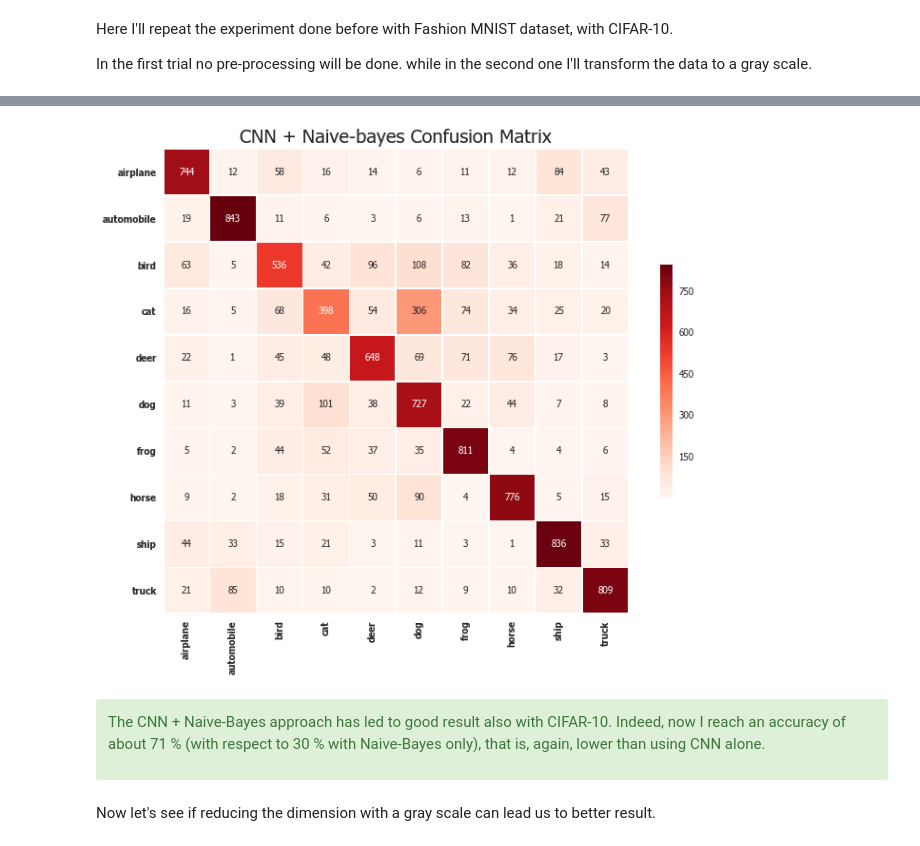
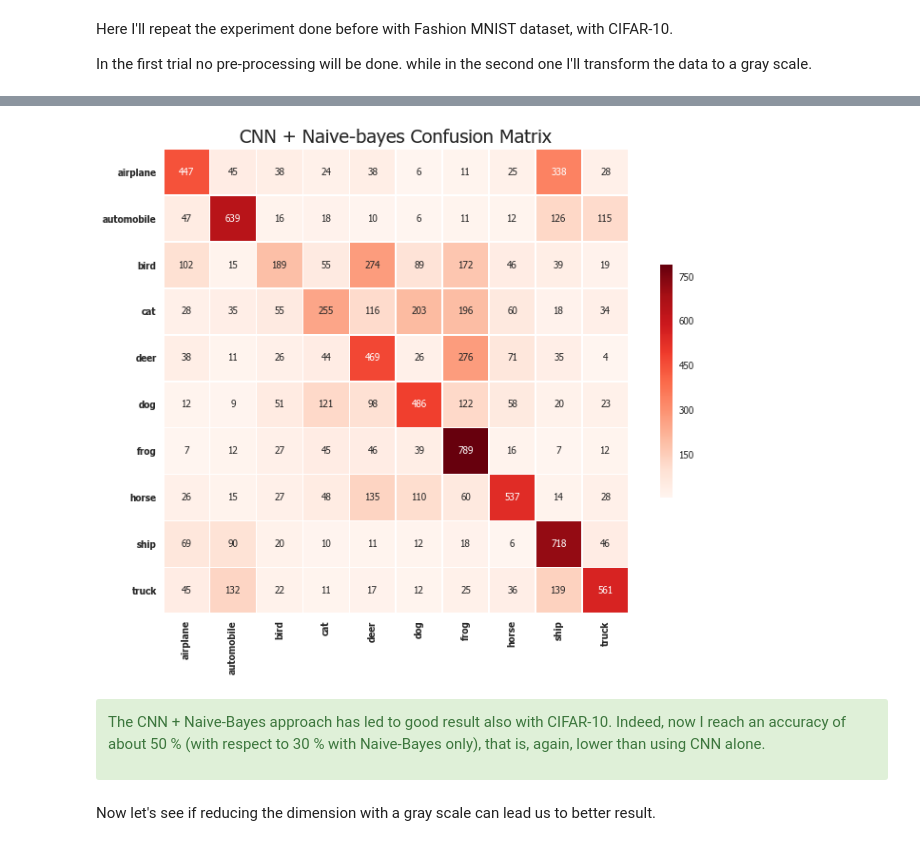
Before and after one commit to sgiammy/ASI-course, a Jupyter notebook: ae2018/ae2018.ipynb, the cells around one changed output, grey strips where cells are left out. Cells and saved outputs as stored; diff of their text form; code cells hidden in the pictures.

```diff
--- a/ae2018/ae2018.ipynb
+++ b/ae2018/ae2018.ipynb
@@ -569,7 +561,7 @@ def build_cnn(X_train, y_train, X_test, y_test, img_rows, img_cols, channels = 1
     model.add(Conv2D(64, (3, 3), activation='relu', name='third'))
     model.add(MaxPooling2D(pool_size=(2, 2), name='fourth'))
     model.add(Dropout(0.25))
-    model.add(Flatten())
+    model.add(Flatten(name='flatten'))
     model.add(Dense(250, activation='relu',name='fifth'))
     model.add(Dropout(0.5))
     model.add(Dense(10, activation='softmax'))
@@ -590,11 +582,11 @@ def build_cnn(X_train, y_train, X_test, y_test, img_rows, img_cols, channels = 1
     print('loss: ',score[0])
     return model
 
-def cnn_naive_bayes(X_train, y_train, X_test, y_test, train_labels, test_labels, labels):
+def cnn_naive_bayes(X_train, y_train, X_test, y_test, train_labels, test_labels, labels,model):
     '''
     Choice of the right layer and intermediate predictions
     '''
-    intermediate_layer_model = Model(inputs = model.input, outputs = model.get_layer('fifth').output)
+    intermediate_layer_model = Model(inputs = model.input, outputs = model.get_layer('flatten').output)
     intermediate_train = intermediate_layer_model.predict(X_train)
     intermediate_test = intermediate_layer_model.predict(X_test)
 
@@ -607,19 +599,19 @@ def cnn_naive_bayes(X_train, y_train, X_test, y_test, train_labels, test_labels,
     N = 10
     # prior_means_variances requires t+X
     intermediate_train = np.hstack((train_labels, intermediate_train))
-    prior, means, vars = prior_means_variances(intermediate_train, N)
+    prior, means, variances = prior_means_variances(intermediate_train, N)
 
     '''
     CNN + Naive-Bayes Prediction
     '''
 
     start_time = time.time()
-    predictions, likelihood = predict(intermediate_test, prior, means, vars)
+    predictions, logloss = predict(y_test, intermediate_test, prior, means, variances)
     elapsed_time = time.time() - start_time
     accuracy_ = accuracy(predictions, test_labels)
 
     print('Accuracy Naive-Bayes: %.2f%%' % (accuracy_ * 100))
-    print('Log Likelihood: %.2f' %likelihood)
+    print('Log loss: %.2f' %logloss)
     print('Elapsed time: %.2f s' %elapsed_time)
     plot_confusion_matrix(test_labels, predictions[:],'CNN + Naive-bayes Confusion Matrix', labels)
 # %% [markdown]
@@ -689,24 +681,26 @@ def _grayscale(a):
 '''
 CIFAR-10 - Data Pre-processing
 '''
-X_train = images
-X_test = images_test
+X_train = cifar_train_data
+X_test = cifar_test_data
 
-y_train = to_categorical(np.array(cifar_train[:, 0]))
-y_test = to_categorical(np.array(cifar_test[:, 0]))
+y_train = to_categorical(cifar_train_label)
+y_test = to_categorical(cifar_test_label)
 
 img_rows, img_cols = 32, 32
 
 X_train = X_train.astype('float32')
 X_test = X_test.astype('float32')
+X_train /= 255
+X_test /= 255
 
 
 '''
 CIFAR-10 - Build CNN
 '''
 
-model = build_cnn(X_train, y_train, X_test, y_test, img_rows, img_cols, 3, 20)
-cnn_naive_bayes(X_train, y_train, X_test, y_test, cls.reshape(-1,1),cifar_test[:,0], class_names )
+model = build_cnn(X_train, y_train, X_test, y_test, img_rows, img_cols, 3, 15)
+cnn_naive_bayes(X_train, y_train, X_test, y_test, cifar_train_label.reshape(-1,1), cifar_test_label.reshape(-1,1), cifar_labels,model )
 # %% [output]
 _________________________________________________________________
 Layer (type)                 Output Shape              Param #
@@ -728,7 +722,7 @@ Elapsed time: 0.30 s
-[figure, old version]
+[figure, new version]
 # %% [markdown]
 <div class="alert alert-success">
-<p>The CNN + Naive-Bayes approach has led to good result also with CIFAR-10. Indeed, now I reach an accuracy of about 71 % (with respect to 30 % with Naive-Bayes only), that is, again, lower than using CNN alone. </p>
+<p>The CNN + Naive-Bayes approach has led to good result also with CIFAR-10. Indeed, now I reach an accuracy of about 50 % (with respect to 30 % with Naive-Bayes only), that is, again, lower than using CNN alone. </p>
 </div>
 # %% [markdown]
 Now let's see if reducing the dimension with a gray scale can lead us to better result.
```
Also changed, not shown: parts of 16 cells of this notebook.
